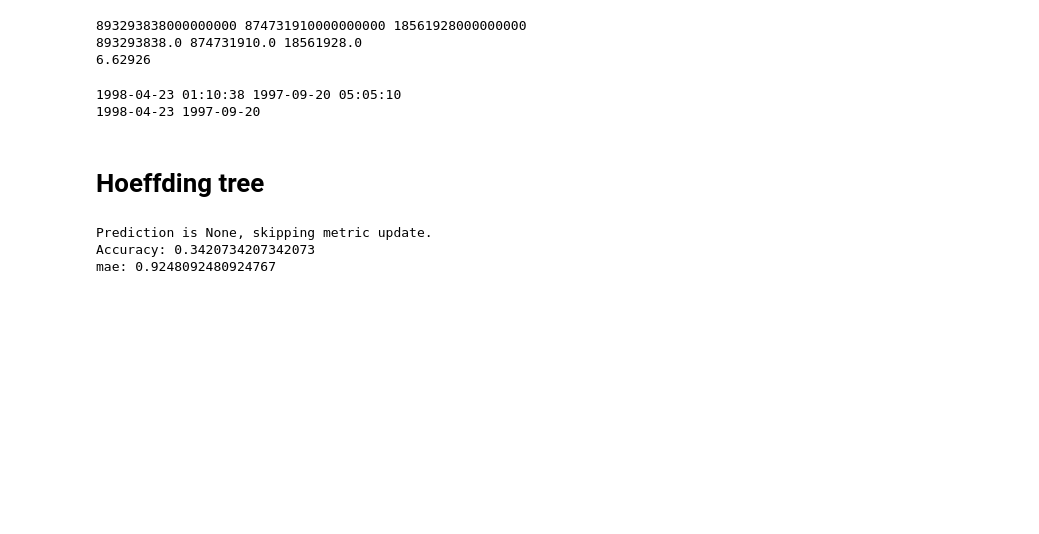
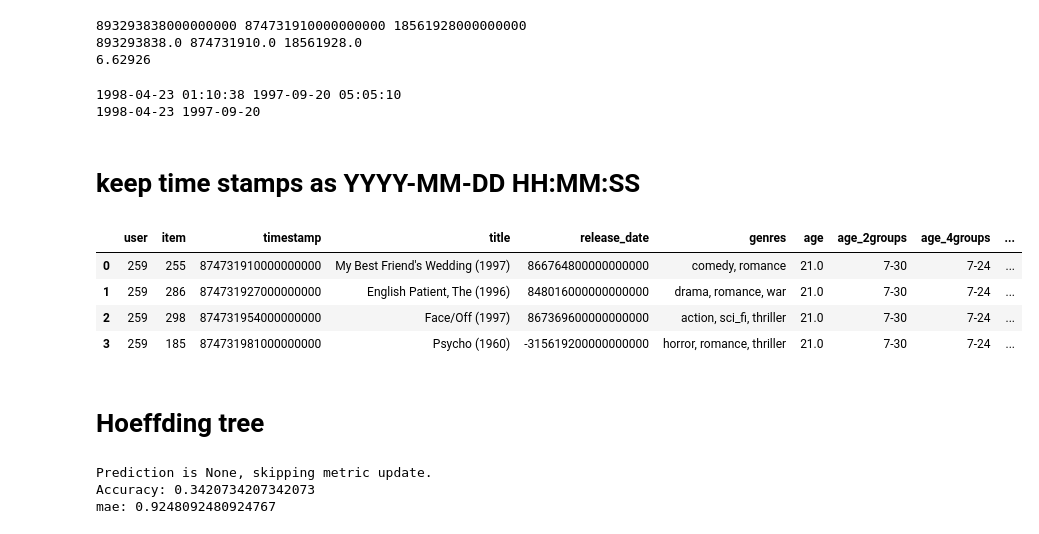
Before and after one commit to JinyangLi01/DFMonitor, a Jupyter notebook: experiments/movielens/river100K/Accuracy_diff/hoeffding_tree/river_movielens_predictions.ipynb, the cells around one changed output. Cells and saved outputs as stored; diff of their text form; code cells hidden in the pictures; blank space fills up the shorter version.

```diff
--- a/experiments/movielens/river100K/Accuracy_diff/hoeffding_tree/river_movielens_predictions.ipynb
+++ b/experiments/movielens/river100K/Accuracy_diff/hoeffding_tree/river_movielens_predictions.ipynb
@@ -409,3 +409,19 @@ print(df['datetime'].max(), df['datetime'].min())
 1998-04-23 1997-09-20
 # %%
 df.to_csv('result.csv', index=False)
+# %% [markdown]
+# keep time stamps as YYYY-MM-DD HH:MM:SS
+# %%
+import pandas as pd
+import numpy as np
+
+df = pd.read_csv('../../result_hoeffding_classifier.csv')
+df['datetime'] = pd.to_datetime(df['timestamp'], unit='ns')
+df[:4]
+#
+# %% [output]
+|  | user | item | timestamp | title | release_date | genres | age | age_2groups | age_4groups | ... |
+| 0 | 259 | 255 | 874731910000000000 | My Best Friend's Wedding (1997) | 866764800000000000 | comedy, romance | 21.0 | 7-30 | 7-24 | ... |
+| 1 | 259 | 286 | 874731927000000000 | English Patient, The (1996) | 848016000000000000 | drama, romance, war | 21.0 | 7-30 | 7-24 | ... |
+| 2 | 259 | 298 | 874731954000000000 | Face/Off (1997) | 867369600000000000 | action, sci_fi, thriller | 21.0 | 7-30 | 7-24 | ... |
+| 3 | 259 | 185 | 874731981000000000 | Psycho (1960) | -315619200000000000 | horror, romance, thriller | 21.0 | 7-30 | 7-24 | ... |
```
Also changed, not shown: parts of 1 cell of this notebook, 15 other files.
